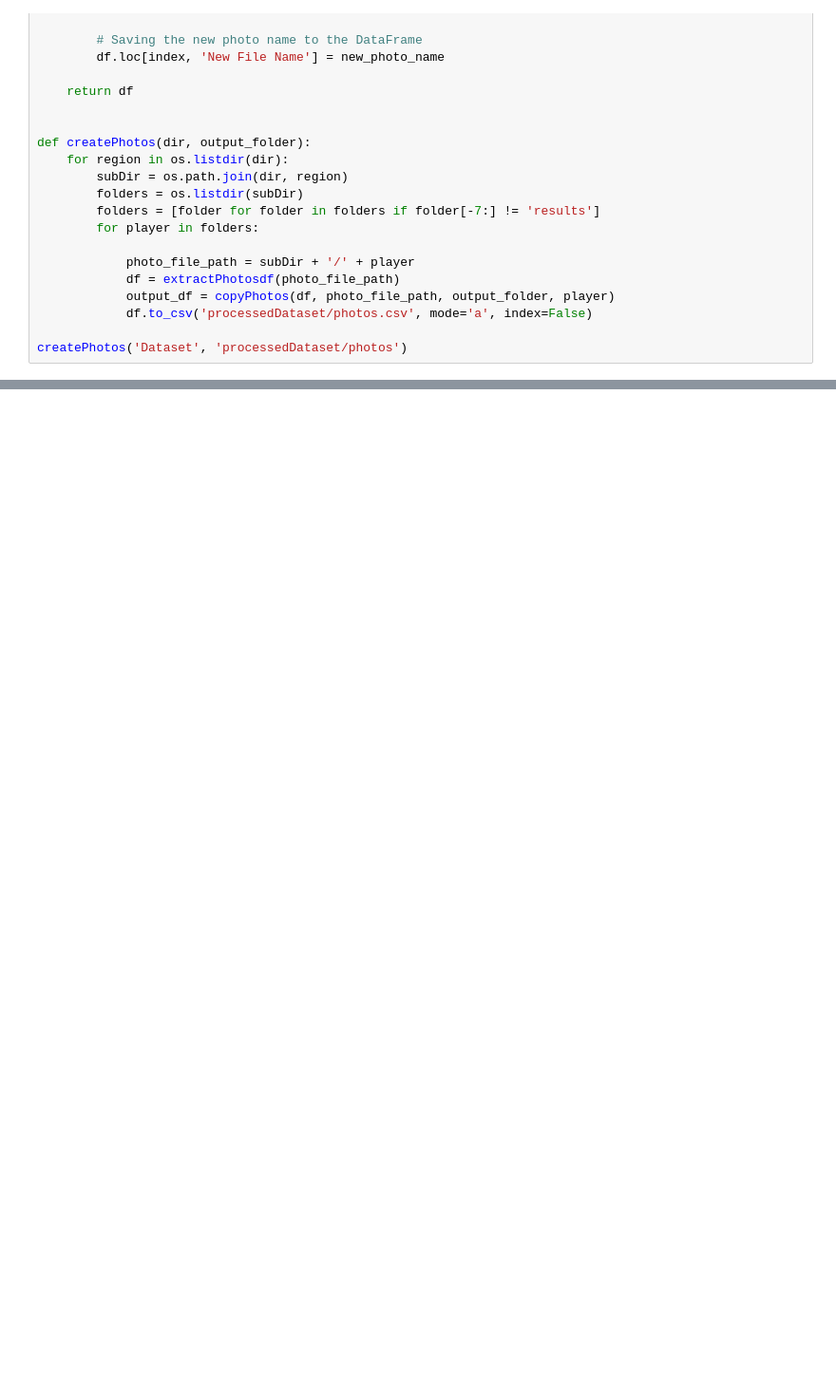
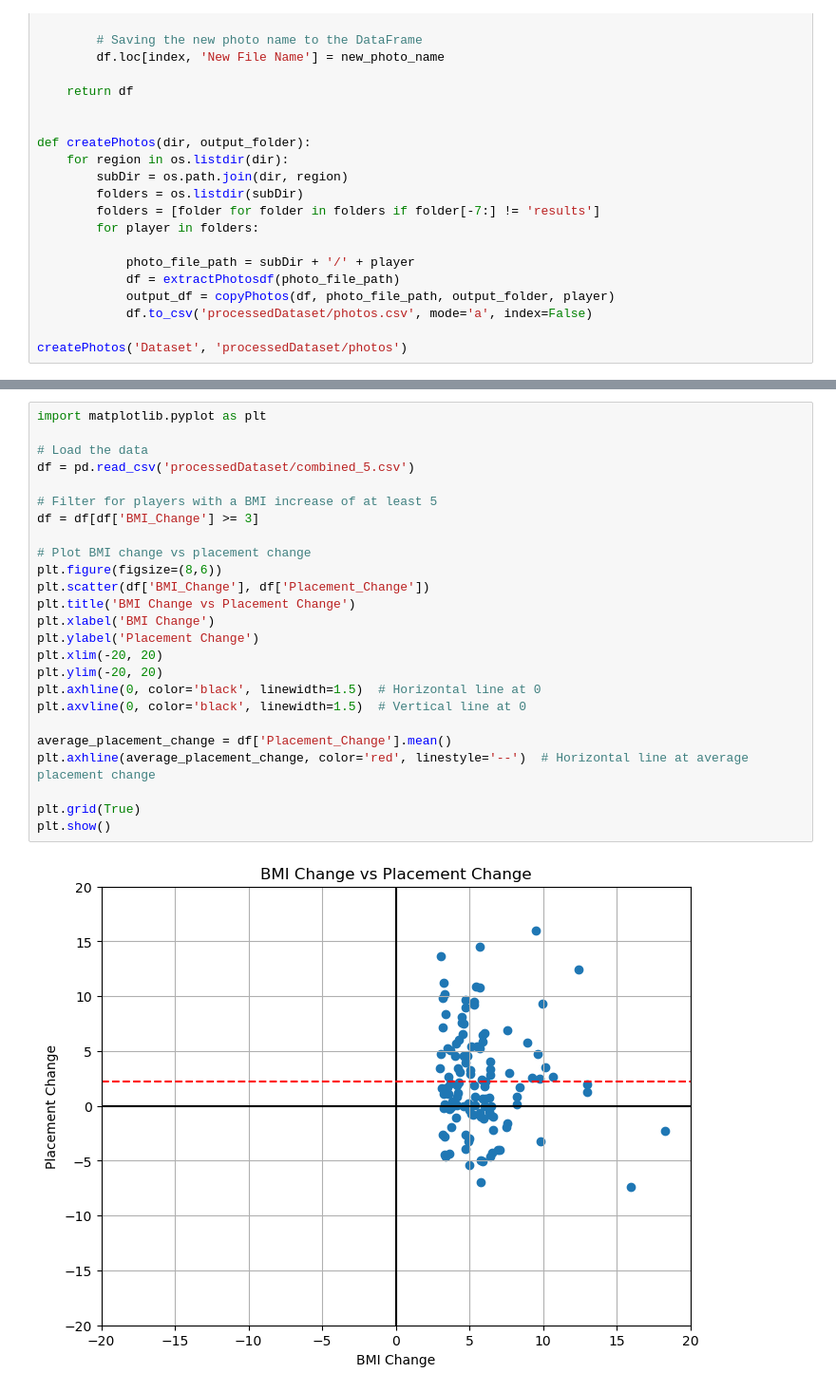
Before and after one commit to wavyvone/BMI_vs_Performance, a Jupyter notebook: process_dataset.ipynb, the cells around one changed output, grey strips where cells are left out. Shown: that part at 95% size. Saved outputs shown, nothing was run; the diff lists cells and outputs as text; blank space fills up the shorter version.

```diff
--- a/process_dataset.ipynb
+++ b/process_dataset.ipynb
@@ -262,0 +495,27 @@ createPhotos('Dataset', 'processedDataset/photos')
+# %%
+import matplotlib.pyplot as plt
+
+# Load the data
+df = pd.read_csv('processedDataset/combined_5.csv')
+
+# Filter for players with a BMI increase of at least 5
+df = df[df['BMI_Change'] >= 3]
+
+# Plot BMI change vs placement change
+plt.figure(figsize=(8,6))
+plt.scatter(df['BMI_Change'], df['Placement_Change'])
+plt.title('BMI Change vs Placement Change')
+plt.xlabel('BMI Change')
+plt.ylabel('Placement Change')
+plt.xlim(-20, 20)
+plt.ylim(-20, 20)
+plt.axhline(0, color='black', linewidth=1.5)  # Horizontal line at 0
+plt.axvline(0, color='black', linewidth=1.5)  # Vertical line at 0
+
+average_placement_change = df['Placement_Change'].mean()
+plt.axhline(average_placement_change, color='red', linestyle='--')  # Horizontal line at average placement change
+
+plt.grid(True)
+plt.show()
+# %% [output]
+[figure, added]
```
Also changed, not shown: parts of 12 cells of this notebook.
